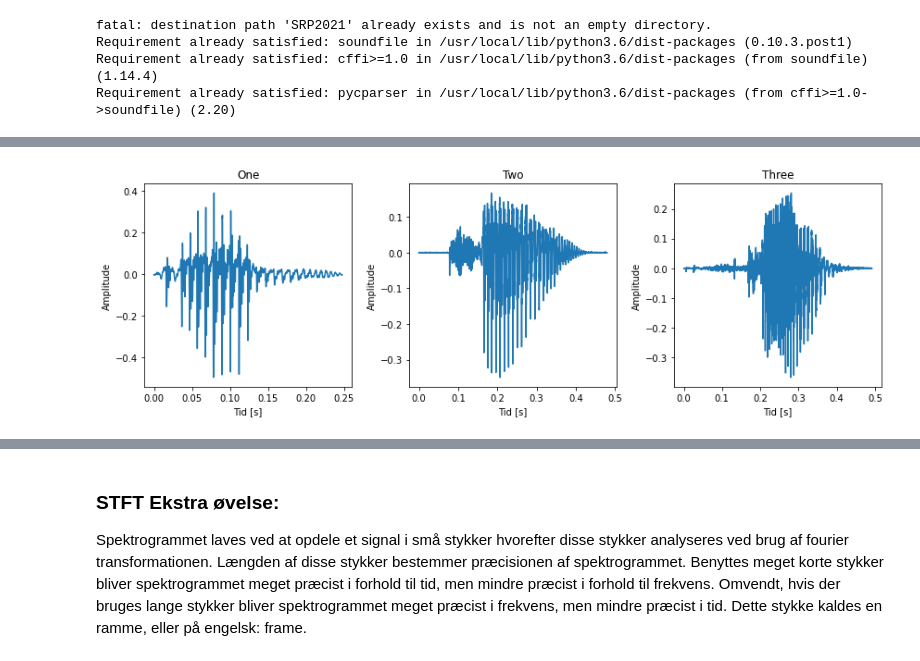
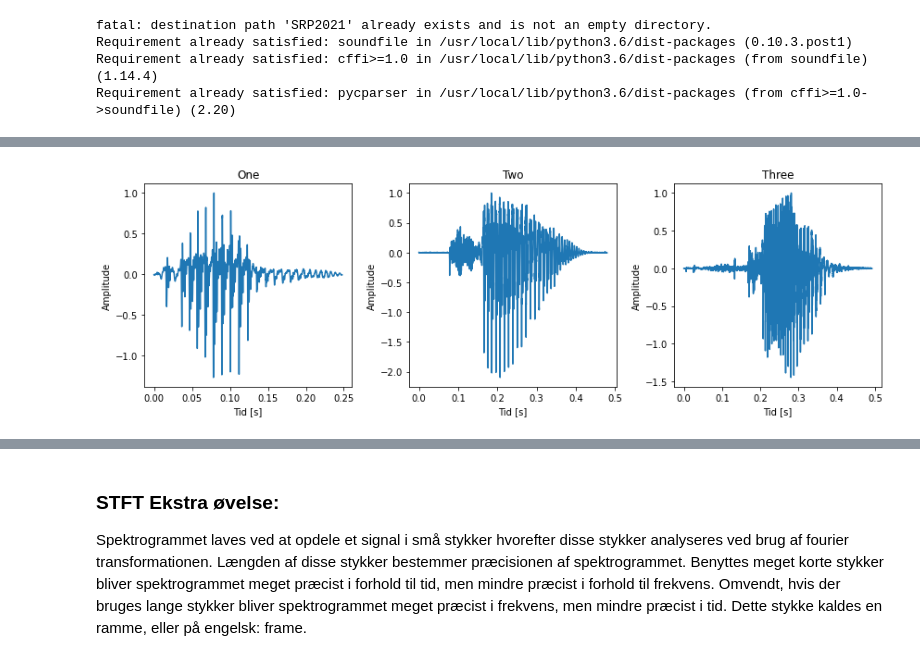
Before and after one commit to niels-overby/SRP-noisereduction, a Jupyter notebook: SRP_STFT.ipynb, the cells around one changed output, grey strips where cells are left out. Saved outputs shown, nothing was run; the diff lists cells and outputs as text; code cells hidden in the pictures.

```diff
--- a/SRP_STFT.ipynb
+++ b/SRP_STFT.ipynb
@@ -41,26 +67,26 @@ I eksemplet nedenfor vises ordende "One", "Two", "Three" som bølgeformer.
 # %%
-#@title
+#@title Tidsrepræsentation
 audioDir = '/content/SRP2021/Audio/'
 audioFiles = list(np.sort([f for f in os.listdir(audioDir) if 'lucas' in f]))
 
 titles = ["One","Two","Three"]
 
 plt.figure(figsize=(12,4))
 for i in range(3):
   x, fs = utils.getAudio(audioDir + audioFiles[i+1])
 
   t = np.arange(len(x.T))/fs
   plt.subplot(1,3,i+1)
-  plt.plot(t,x.T)
+  plt.plot(t,x.T/x.max())
   plt.title(titles[i])
   plt.xlabel("Tid [s]")
   plt.ylabel("Amplitude")
 
   display(utils.play(x,fs))
 plt.tight_layout()
 plt.show()
 # %% [output]
 [interactive output not drawn]
 [interactive output not drawn]
 [interactive output not drawn]
-[figure, old version]
+[figure, new version]
```
Also changed, not shown: parts of 18 cells of this notebook.
